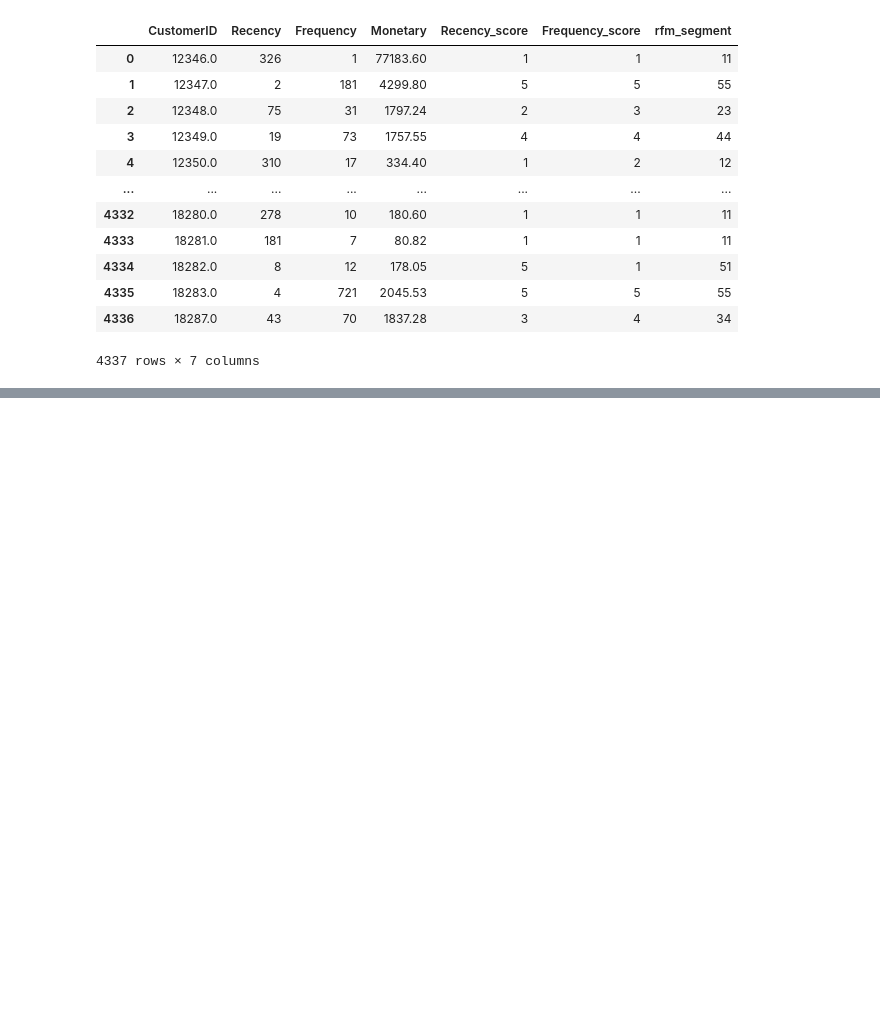
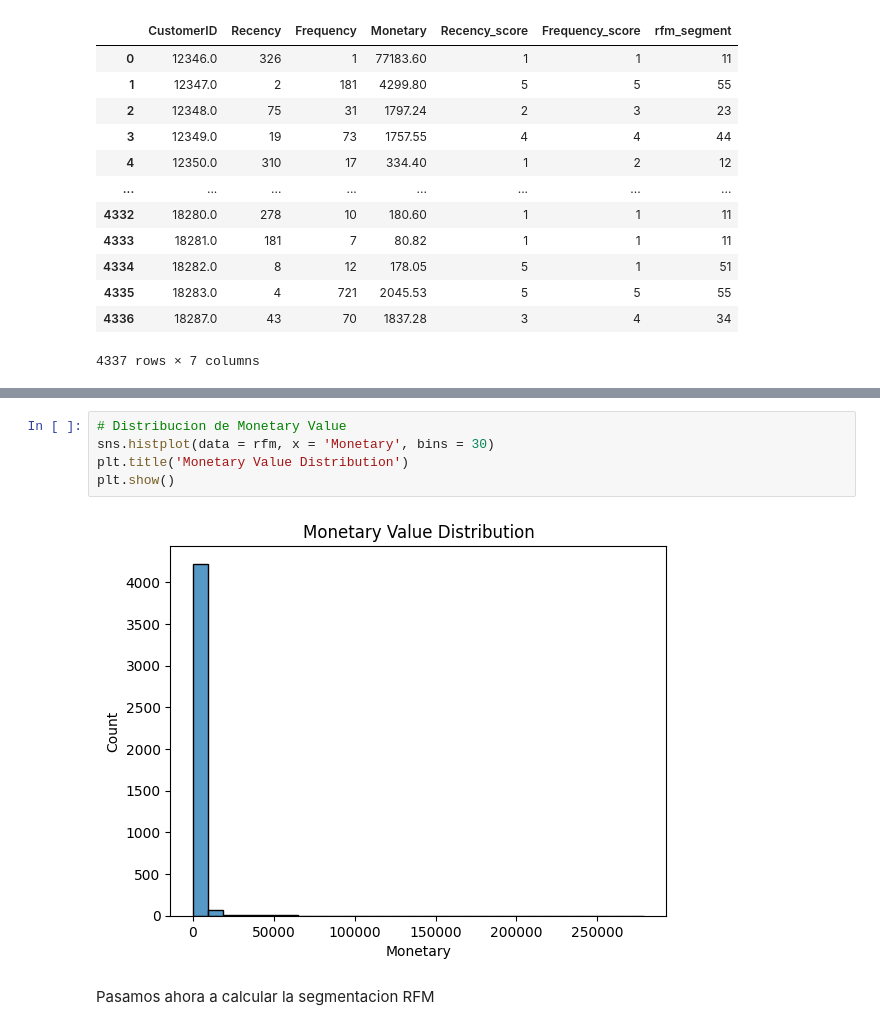
Before and after one commit to MiguelCrispim911/Proyecto-Segmentacion-RFM, a Jupyter notebook: notebooks/analisis.ipynb, the cells around one changed output, grey strips where cells are left out. Drawn from its saved outputs; the diff is of its cells as text; blank space fills up the shorter version.

```diff
--- a/notebooks/analisis.ipynb
+++ b/notebooks/analisis.ipynb
@@ -169,0 +190,9 @@ rfm
+# %%
+# Distribucion de Monetary Value
+sns.histplot(data = rfm, x = 'Monetary', bins = 30)
+plt.title('Monetary Value Distribution')
+plt.show()
+# %% [output]
+[figure, added]
+# %% [markdown]
+Pasamos ahora a calcular la segmentacion RFM
```
Also changed, not shown: parts of 12 cells of this notebook, 1 other file.
